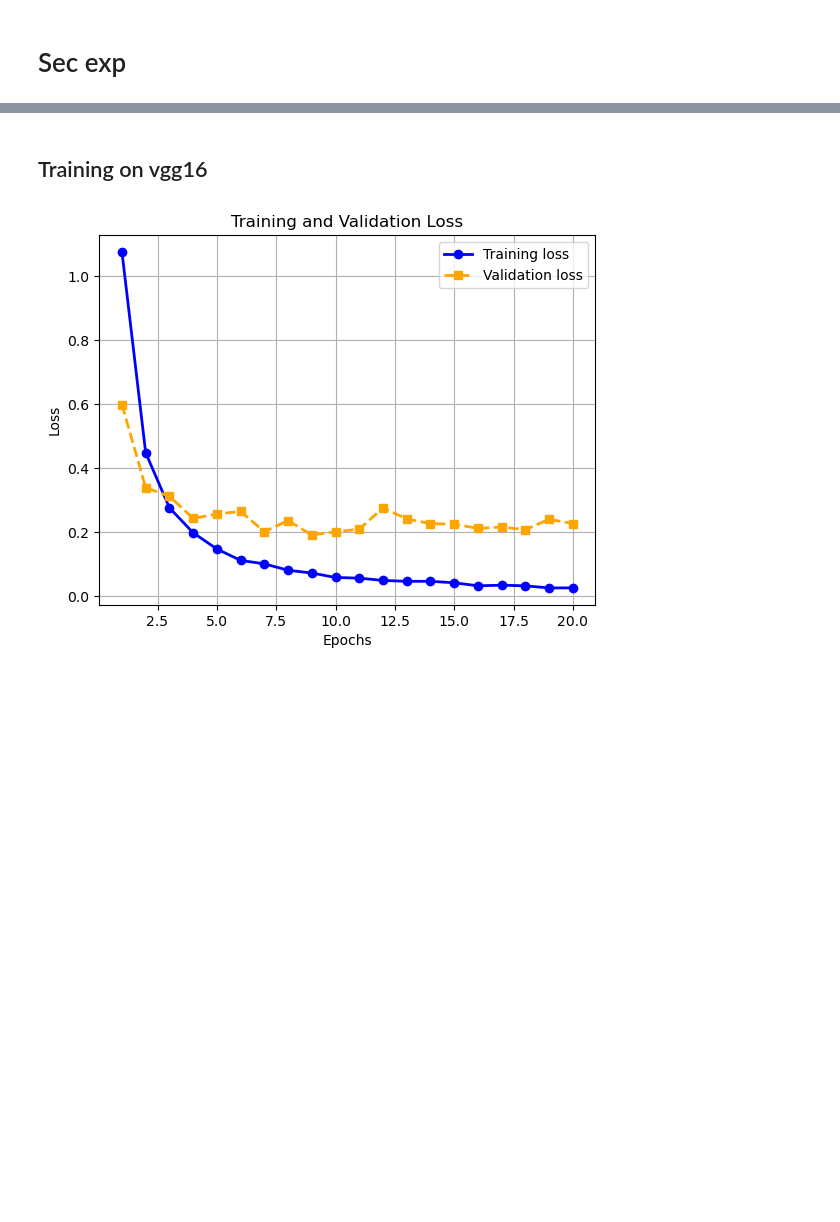
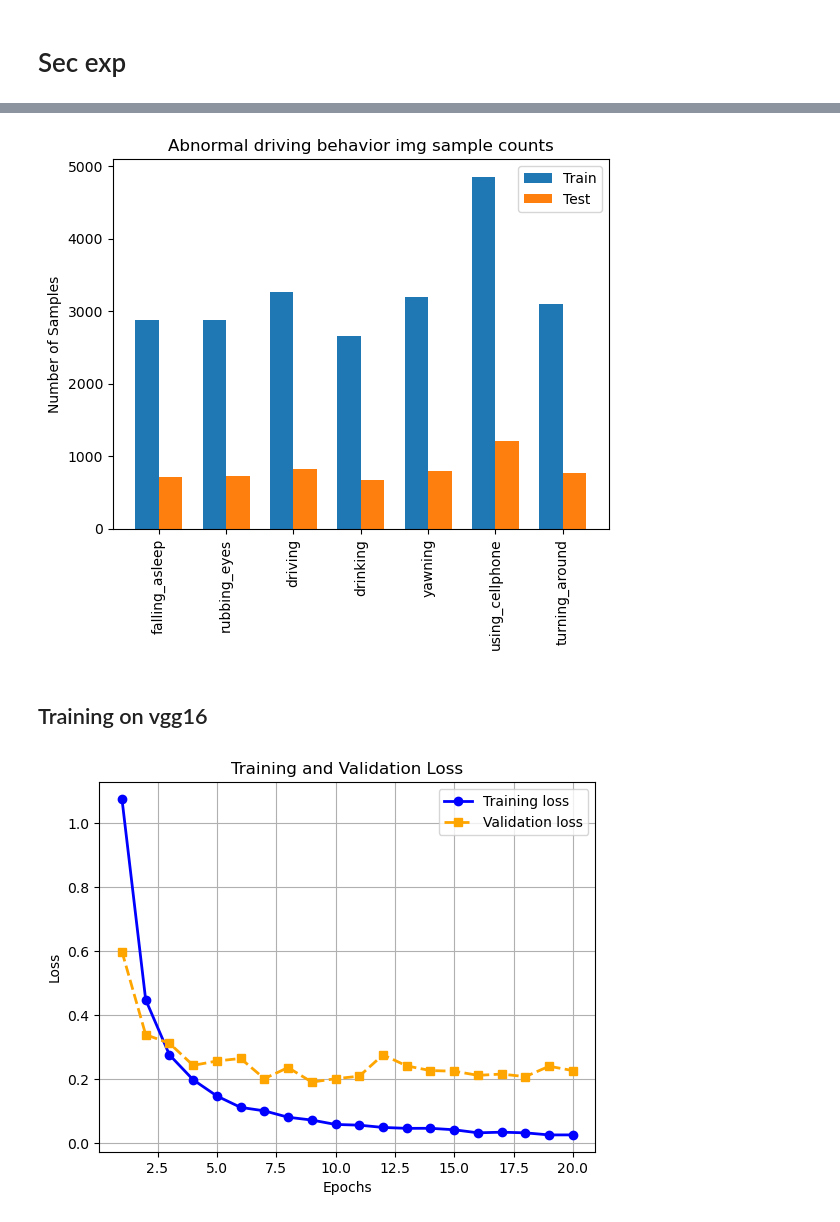
Before and after one commit to hyonbokan/abnormal_driving_behavior_classification, a Jupyter notebook: cent_training/plots/plots.ipynb, the cells around one changed output, grey strips where cells are left out. Saved outputs shown, nothing was run; the diff lists cells and outputs as text; code cells hidden in the pictures; blank space fills up the shorter version.

```diff
--- a/cent_training/plots/plots.ipynb
+++ b/cent_training/plots/plots.ipynb
@@ -284,3 +157,15 @@ plt.show()
+# %%
+import os
+import matplotlib.pyplot as plt
+import numpy as np
+
+# define the directories for train and test data
+train_dir = '/home/dnlab/Data-B/data/main_data/train_new'
+test_dir = '/home/dnlab/Data-B/data/main_data/val_new'
+
+plot_dataset(train_dir, test_dir)
+# %% [output]
+[figure, added]
 # %% [markdown]
 ## Training on vgg16
 # %%
```
Also changed, not shown: parts of 23 cells of this notebook, 3 other files.
